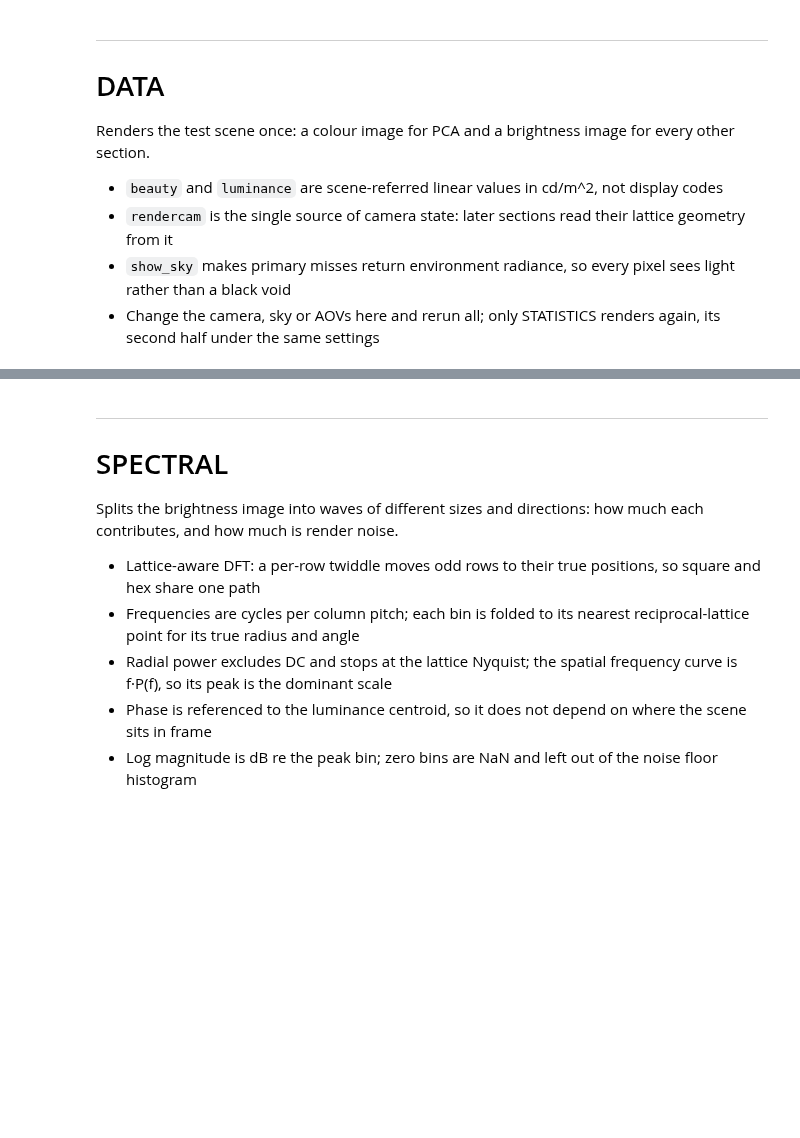
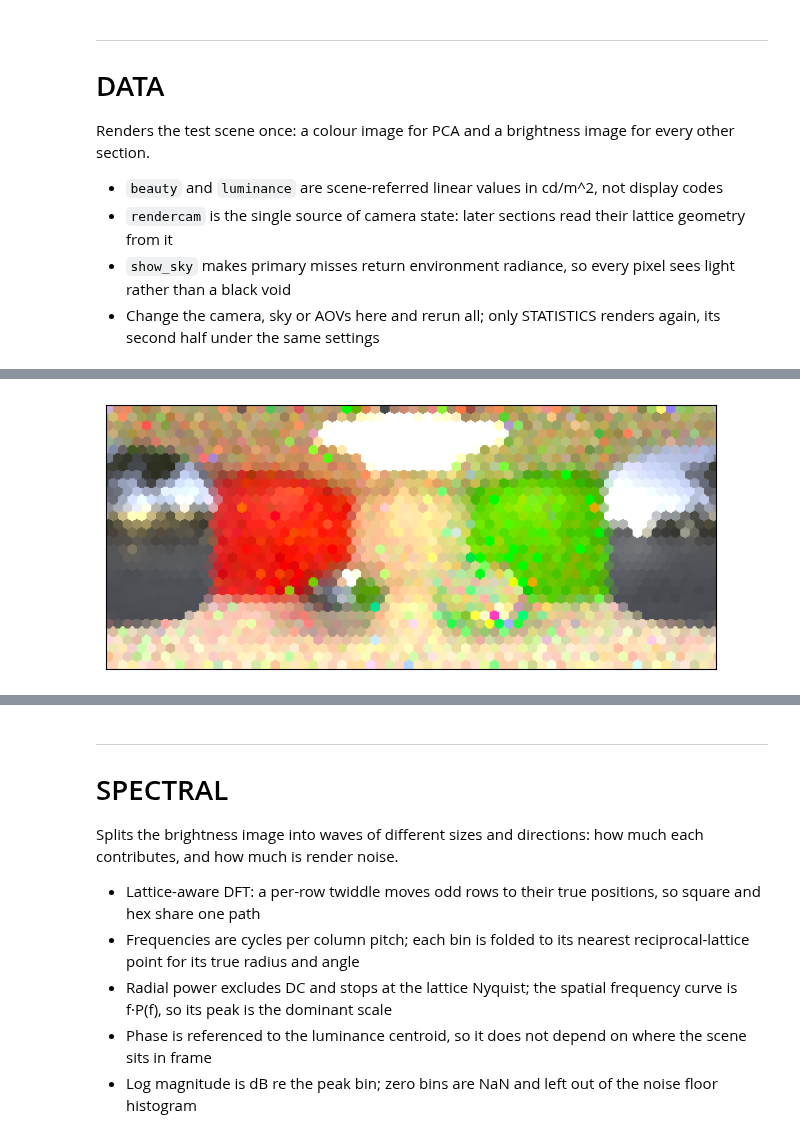
Before and after one commit to epochlab/NN, a Jupyter notebook: efficient_coding.ipynb, the cells around one changed output, grey strips where cells are left out. Drawn from its saved outputs; the diff is of its cells as text; code cells hidden in the pictures; blank space fills up the shorter version.

```diff
--- a/efficient_coding.ipynb
+++ b/efficient_coding.ipynb
@@ -11,4 +15,13 @@ from stats import principal_components, independent_components, sparse_coding
 from spectral import lattice_geometry, row_twiddle, fft, ifft, bin_freq, alias_radius_sq
+# %%
+def device_mapper() -> torch.device:
+    if torch.cuda.is_available(): return torch.device("cuda")
+    if torch.backends.mps.is_available(): return torch.device("mps")
+    return torch.device("cpu")
+
+def host(x: torch.Tensor) -> np.ndarray: return x.cpu().numpy()
+
+DEVICE = device_mapper()
 # %% [markdown]
 ---
 # DATA
@@ -21,5 +34,4 @@ Renders the test scene once: a colour image for PCA and a brightness image for e
 # %%
 scene = Renderer("scenes/cornell.json")
 rendercam = replace(scene.default_camera)
-show_sky = True
-frame = scene.render(camera=rendercam, aovs=("beauty", "luminance"), show_sky=show_sky)
+frame = scene.render(camera=rendercam, aovs=("beauty", "luminance"), show_sky=True)
@@ -25,0 +68,8 @@ frame = scene.render(camera=rendercam, aovs=("beauty", "luminance"), show_sky=sh
+# %%
+rgb = torch.from_numpy(frame["beauty"]).to(DEVICE)
+
+plt.imshow(display_encode(lattice_preview(host(rgb), rendercam, scale=8), camera=rendercam))
+plt.xticks([]), plt.yticks([])
+plt.tight_layout()
+# %% [output]
+[figure, added]
```
Also changed, not shown: parts of 24 cells of this notebook, 2 other files.
